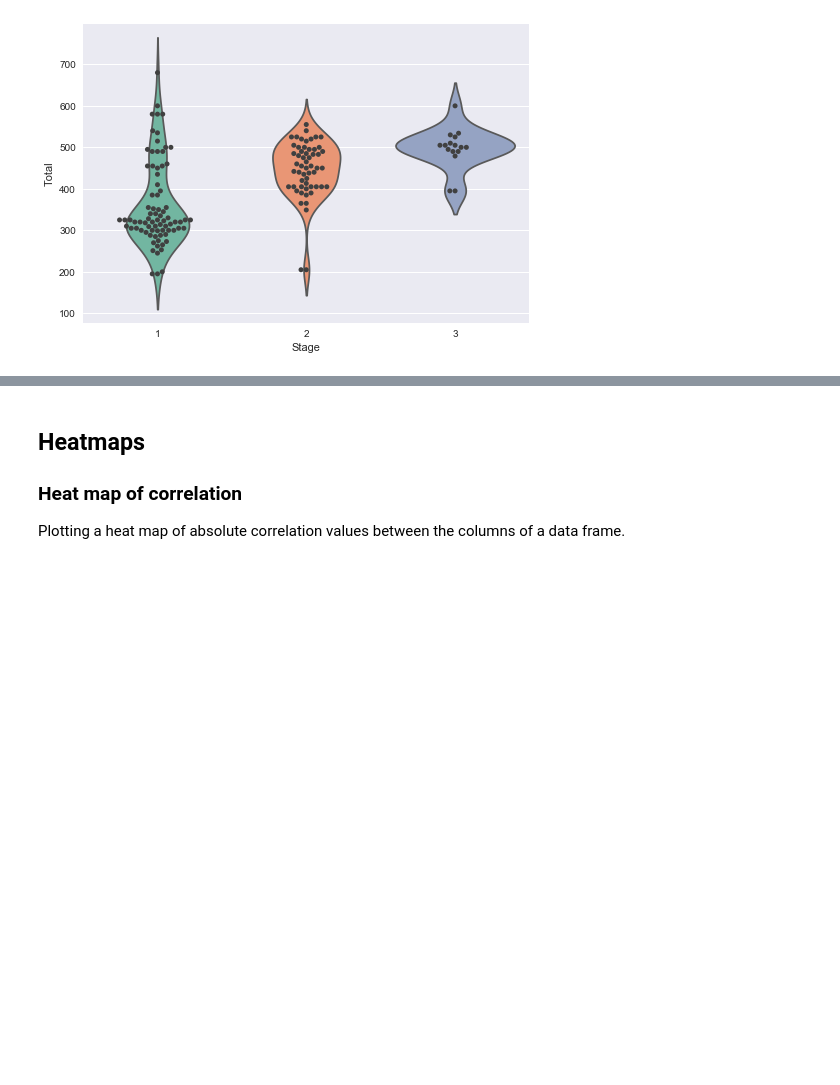
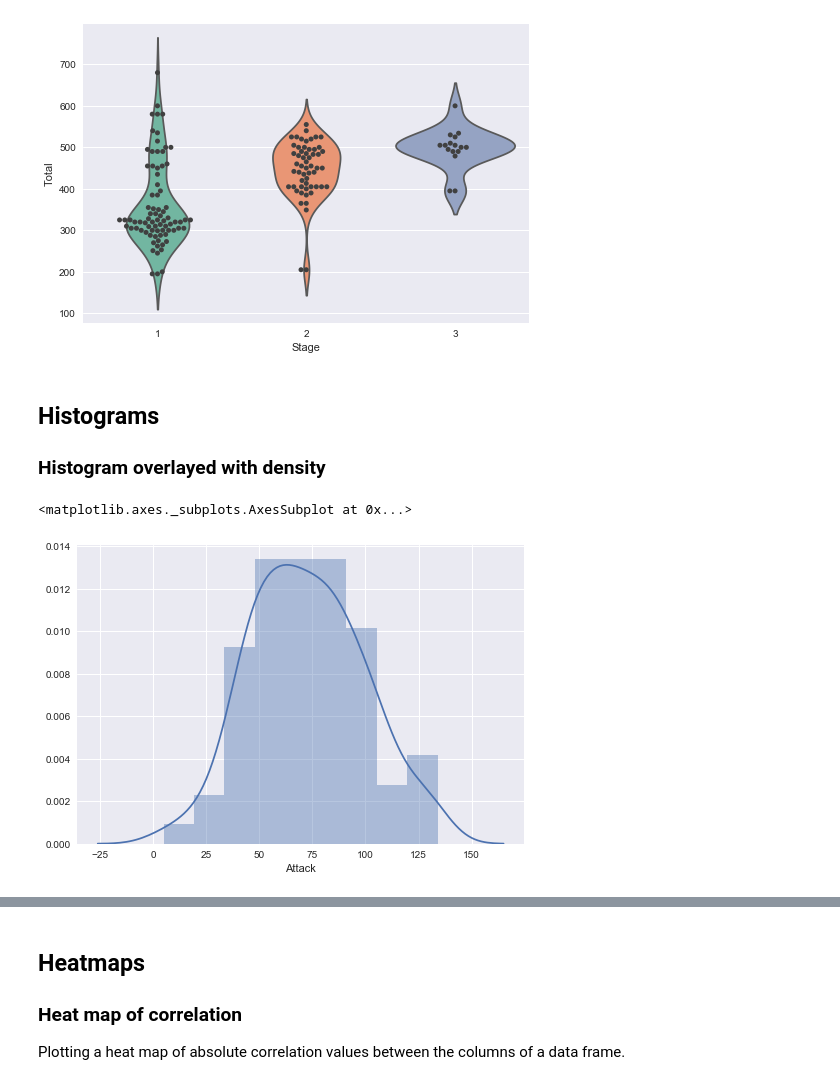
Before and after one commit to mujahed85/data-science-and-machine-learning-in-python, a Jupyter notebook: seaborn/seaborn.ipynb, the cells around one changed output, grey strips where cells are left out. Cells and saved outputs as stored; diff of their text form; code cells hidden in the pictures; blank space fills up the shorter version.

Commit message:
Histograms and Density Plots

```diff
--- a/seaborn/seaborn.ipynb
+++ b/seaborn/seaborn.ipynb
@@ -193,3 +193,13 @@ sns.swarmplot(y = "Total", x = "Stage", data=df, color = ".25")
 # %% [output]
 <matplotlib.axes._subplots.AxesSubplot at 0x...>
 [figure]
+# %% [markdown]
+## Histograms
+
+### Histogram overlayed with density
+# %%
+# Distribution Plot (a.k.a. Histogram)
+sns.distplot(df.Attack)
+# %% [output]
+<matplotlib.axes._subplots.AxesSubplot at 0x...>
+[figure, added]
```
Also changed, not shown: parts of 4 cells of this notebook.
